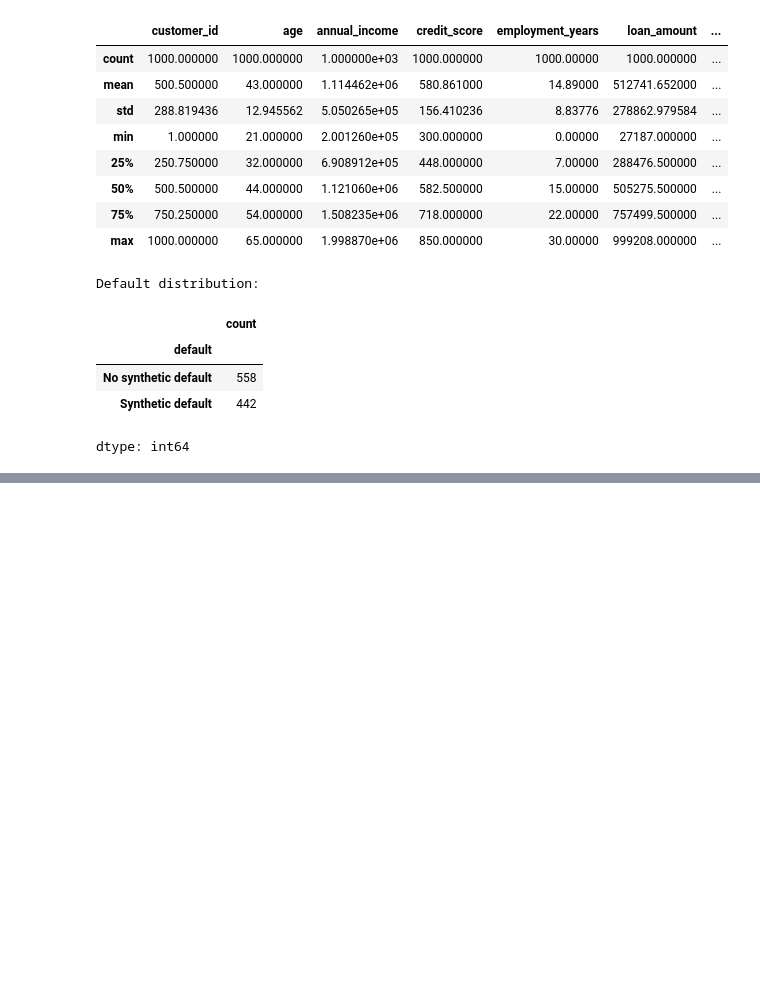
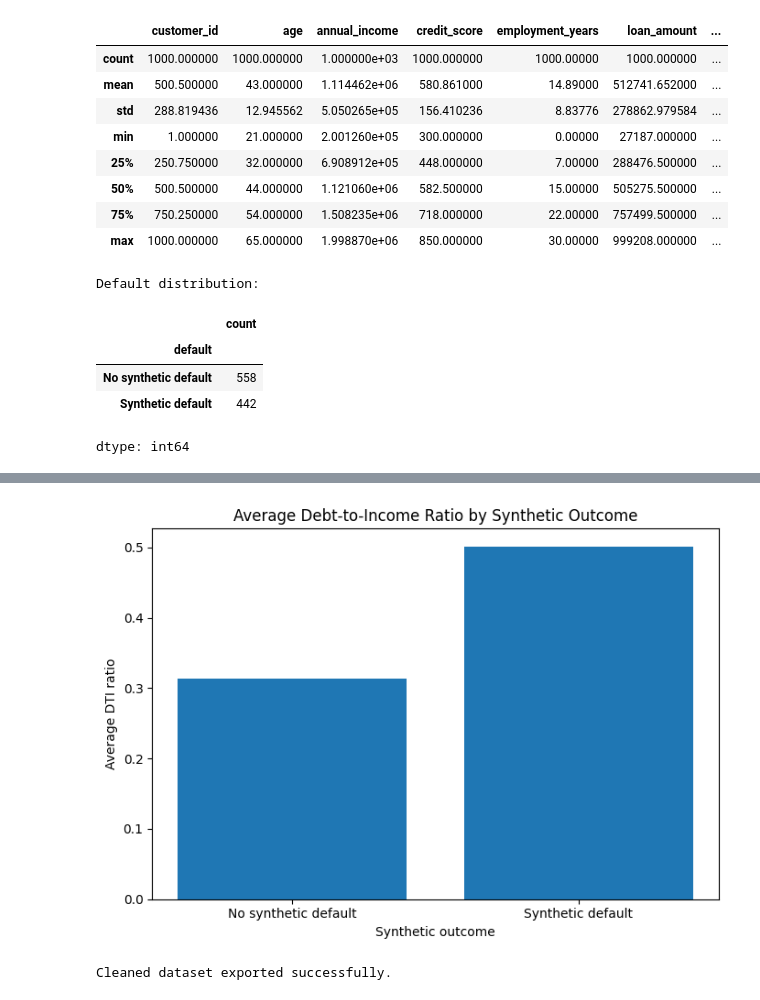
Before and after one commit to dhruvizaveri08/credit-risk-analysis, a Jupyter notebook: notebooks/01_credit_risk_data.ipynb, the cells around one changed output, grey strips where cells are left out. Saved outputs shown, nothing was run; the diff lists cells and outputs as text; code cells hidden in the pictures; blank space fills up the shorter version.

```diff
--- a/notebooks/01_credit_risk_data.ipynb
+++ b/notebooks/01_credit_risk_data.ipynb
@@ -97,0 +338,32 @@ dtype: int64
+# %%
+
+# PART 9: Average DTI comparison
+
+dti_summary = df_clean.groupby("default")[
+    "debt_to_income_ratio"
+].mean()
+
+labels = [
+    "No synthetic default" if x == 0
+    else "Synthetic default"
+    for x in dti_summary.index
+]
+
+plt.figure(figsize=(7, 5))
+plt.bar(labels, dti_summary.values)
+plt.title("Average Debt-to-Income Ratio by Synthetic Outcome")
+plt.xlabel("Synthetic outcome")
+plt.ylabel("Average DTI ratio")
+plt.tight_layout()
+plt.show()
+# %% [output]
+[figure, added]
+# %%
+
+# PART 10: Export cleaned dataset
+
+df_clean.to_csv("credit_risk_cleaned.csv", index=False)
+
+print("Cleaned dataset exported successfully.")
+# %% [output]
+Cleaned dataset exported successfully.
```
Also changed, not shown: parts of 10 cells of this notebook.
